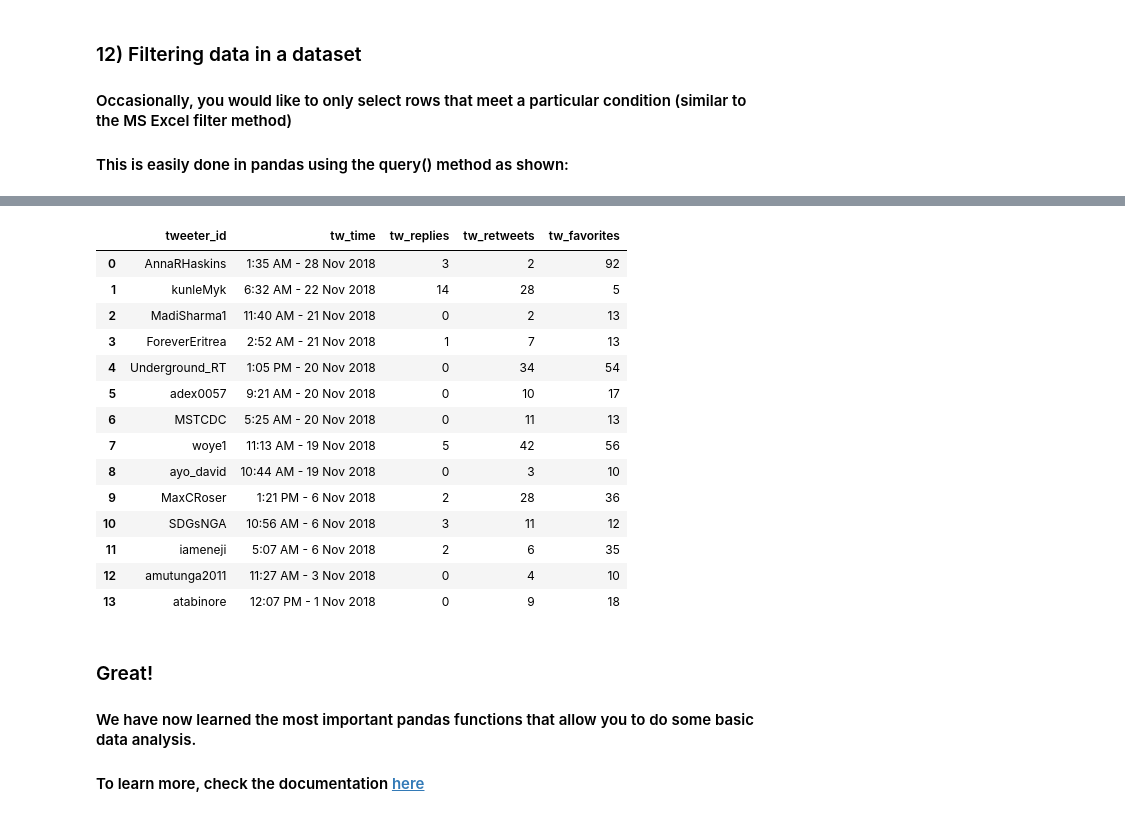
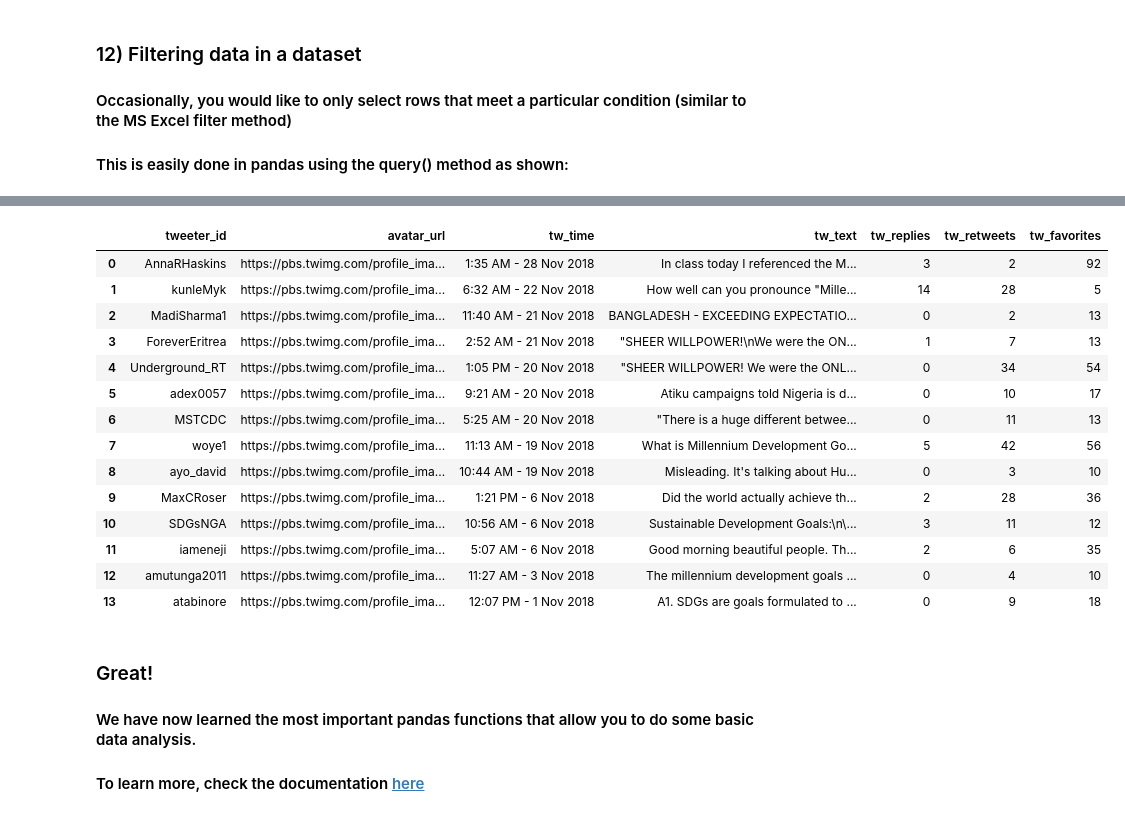
Before and after one commit to wsaqaf/twscraper, a Jupyter notebook: Data_Analysis/Data Analysis.ipynb, the cells around one changed output, grey strips where cells are left out. Saved outputs shown, nothing was run; the diff lists cells and outputs as text; code cells hidden in the pictures.

```diff
--- a/Data_Analysis/Data Analysis.ipynb
+++ b/Data_Analysis/Data Analysis.ipynb
@@ -460,22 +444,22 @@ per_tweeter.query('tw_replies > 0').reset_index(drop=True)
 # %%
 #You can also use conditional statements that have boolean operators such as when filtering those that have retweets or favorites more than or equal to 10
-per_tweeter.query('tw_retweets >=10 or tw_favorites>=10').reset_index(drop=True)
+df.query('tw_retweets >=10 or tw_favorites>=10').reset_index(drop=True)
 # %% [output]
-|  | tweeter_id | tw_time | tw_replies | tw_retweets | tw_favorites |
-| 0 | AnnaRHaskins | 1:35 AM - 28 Nov 2018 | 3 | 2 | 92 |
-| 1 | kunleMyk | 6:32 AM - 22 Nov 2018 | 14 | 28 | 5 |
-| 2 | MadiSharma1 | 11:40 AM - 21 Nov 2018 | 0 | 2 | 13 |
-| 3 | ForeverEritrea | 2:52 AM - 21 Nov 2018 | 1 | 7 | 13 |
-| 4 | Underground_RT | 1:05 PM - 20 Nov 2018 | 0 | 34 | 54 |
-| 5 | adex0057 | 9:21 AM - 20 Nov 2018 | 0 | 10 | 17 |
-| 6 | MSTCDC | 5:25 AM - 20 Nov 2018 | 0 | 11 | 13 |
-| 7 | woye1 | 11:13 AM - 19 Nov 2018 | 5 | 42 | 56 |
-| 8 | ayo_david | 10:44 AM - 19 Nov 2018 | 0 | 3 | 10 |
-| 9 | MaxCRoser | 1:21 PM - 6 Nov 2018 | 2 | 28 | 36 |
-| 10 | SDGsNGA | 10:56 AM - 6 Nov 2018 | 3 | 11 | 12 |
-| 11 | iameneji | 5:07 AM - 6 Nov 2018 | 2 | 6 | 35 |
-| 12 | amutunga2011 | 11:27 AM - 3 Nov 2018 | 0 | 4 | 10 |
-| 13 | atabinore | 12:07 PM - 1 Nov 2018 | 0 | 9 | 18 |
+|  | tweeter_id | avatar_url | tw_time | tw_text | tw_replies | tw_retweets | tw_favorites |
+| 0 | AnnaRHaskins | https://pbs.twimg.com/profile_ima... | 1:35 AM - 28 Nov 2018 | In class today I referenced the M... | 3 | 2 | 92 |
+| 1 | kunleMyk | https://pbs.twimg.com/profile_ima... | 6:32 AM - 22 Nov 2018 | How well can you pronounce "Mille... | 14 | 28 | 5 |
+| 2 | MadiSharma1 | https://pbs.twimg.com/profile_ima... | 11:40 AM - 21 Nov 2018 | BANGLADESH - EXCEEDING EXPECTATIO... | 0 | 2 | 13 |
+| 3 | ForeverEritrea | https://pbs.twimg.com/profile_ima... | 2:52 AM - 21 Nov 2018 | "SHEER WILLPOWER!\nWe were the ON... | 1 | 7 | 13 |
+| 4 | Underground_RT | https://pbs.twimg.com/profile_ima... | 1:05 PM - 20 Nov 2018 | "SHEER WILLPOWER! We were the ONL... | 0 | 34 | 54 |
+| 5 | adex0057 | https://pbs.twimg.com/profile_ima... | 9:21 AM - 20 Nov 2018 | Atiku campaigns told Nigeria is d... | 0 | 10 | 17 |
+| 6 | MSTCDC | https://pbs.twimg.com/profile_ima... | 5:25 AM - 20 Nov 2018 | "There is a huge different betwee... | 0 | 11 | 13 |
+| 7 | woye1 | https://pbs.twimg.com/profile_ima... | 11:13 AM - 19 Nov 2018 | What is Millennium Development Go... | 5 | 42 | 56 |
+| 8 | ayo_david | https://pbs.twimg.com/profile_ima... | 10:44 AM - 19 Nov 2018 | Misleading. It's talking about Hu... | 0 | 3 | 10 |
+| 9 | MaxCRoser | https://pbs.twimg.com/profile_ima... | 1:21 PM - 6 Nov 2018 | Did the world actually achieve th... | 2 | 28 | 36 |
+| 10 | SDGsNGA | https://pbs.twimg.com/profile_ima... | 10:56 AM - 6 Nov 2018 | Sustainable Development Goals:\n\... | 3 | 11 | 12 |
+| 11 | iameneji | https://pbs.twimg.com/profile_ima... | 5:07 AM - 6 Nov 2018 | Good morning beautiful people. Th... | 2 | 6 | 35 |
+| 12 | amutunga2011 | https://pbs.twimg.com/profile_ima... | 11:27 AM - 3 Nov 2018 | The millennium development goals ... | 0 | 4 | 10 |
+| 13 | atabinore | https://pbs.twimg.com/profile_ima... | 12:07 PM - 1 Nov 2018 | A1. SDGs are goals formulated to ... | 0 | 9 | 18 |
 # %% [markdown]
 ### Great!
 #### We have now learned the most important pandas functions that allow you to do some basic data analysis.
```
Also changed, not shown: parts of 3 cells of this notebook.
